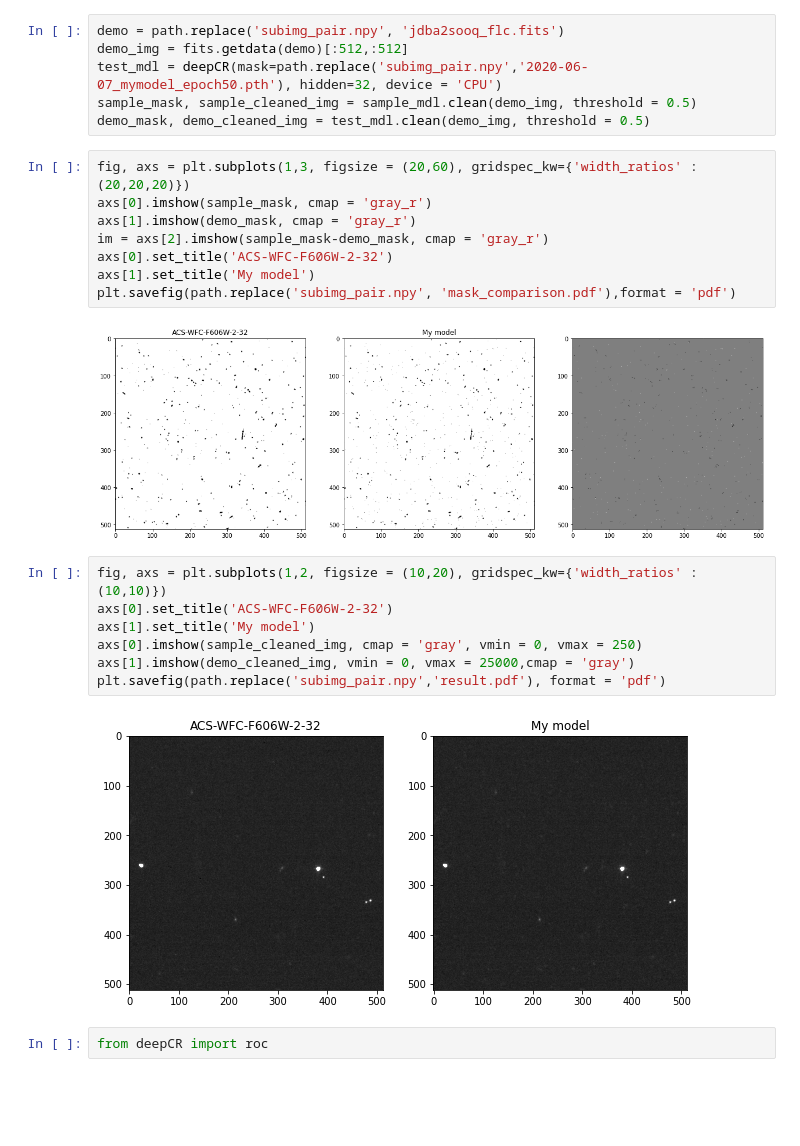
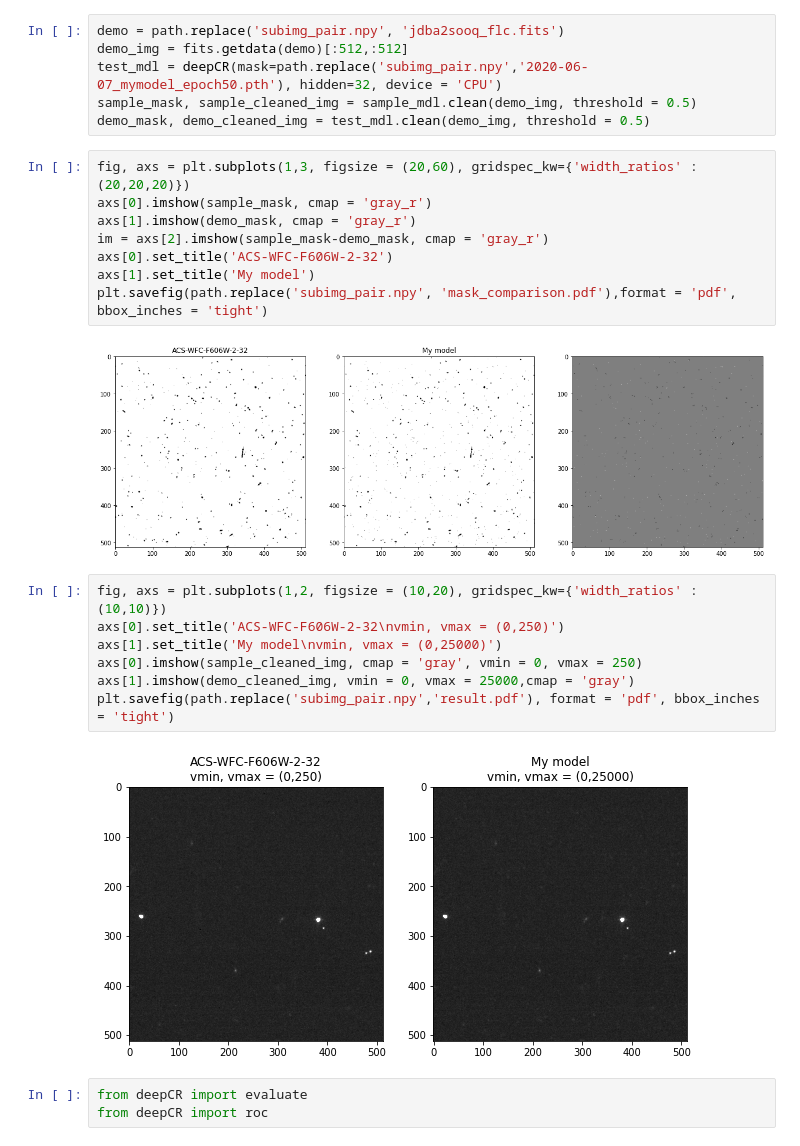
Before and after one commit to kgb0255/deepCR_james, a Jupyter notebook: deepCR_training_colab.ipynb, the cells around one changed output. Cells and saved outputs as stored; diff of their text form; blank space fills up the shorter version.

```diff
--- a/deepCR_training_colab.ipynb
+++ b/deepCR_training_colab.ipynb
@@ -100,18 +104,19 @@ axs[1].imshow(demo_mask, cmap = 'gray_r')
 im = axs[2].imshow(sample_mask-demo_mask, cmap = 'gray_r')
 axs[0].set_title('ACS-WFC-F606W-2-32')
 axs[1].set_title('My model')
-plt.savefig(path.replace('subimg_pair.npy', 'mask_comparison.pdf'),format = 'pdf')
+plt.savefig(path.replace('subimg_pair.npy', 'mask_comparison.pdf'),format = 'pdf', bbox_inches = 'tight')
 # %% [output]
 [figure]
 # %%
 fig, axs = plt.subplots(1,2, figsize = (10,20), gridspec_kw={'width_ratios' : (10,10)})
-axs[0].set_title('ACS-WFC-F606W-2-32')
-axs[1].set_title('My model')
+axs[0].set_title('ACS-WFC-F606W-2-32\nvmin, vmax = (0,250)')
+axs[1].set_title('My model\nvmin, vmax = (0,25000)')
 axs[0].imshow(sample_cleaned_img, cmap = 'gray', vmin = 0, vmax = 250)
 axs[1].imshow(demo_cleaned_img, vmin = 0, vmax = 25000,cmap = 'gray')
-plt.savefig(path.replace('subimg_pair.npy','result.pdf'), format = 'pdf')
+plt.savefig(path.replace('subimg_pair.npy','result.pdf'), format = 'pdf', bbox_inches  = 'tight')
 # %% [output]
-[figure, old version]
+[figure, new version]
 # %%
+from deepCR import evaluate
 from deepCR import roc
 # %%
```
Also changed, not shown: parts of 5 cells of this notebook.
